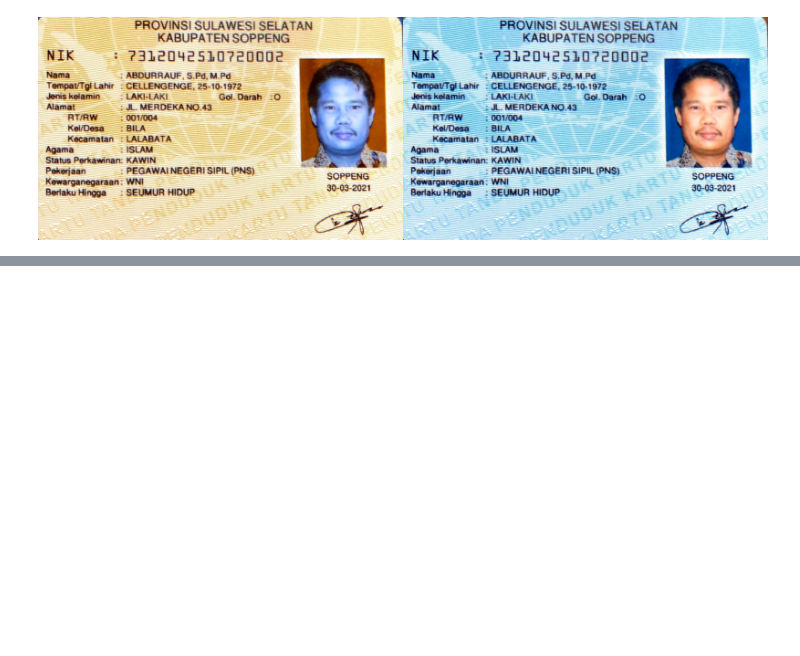
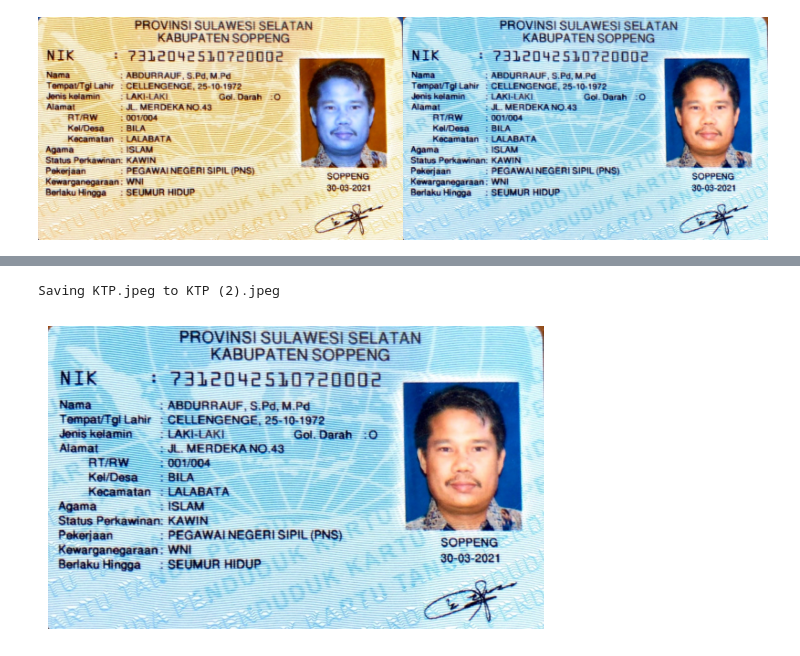
Before and after one commit to abiyasa05/PCVK_Ganjil_2023, a Jupyter notebook: Week1.ipynb, the cells around one changed output, grey strips where cells are left out. Drawn from its saved outputs; the diff is of its cells as text; code cells hidden in the pictures; blank space fills up the shorter version.

```diff
--- a/Week1.ipynb
+++ b/Week1.ipynb
@@ -160,3 +160,21 @@ for url in urls:
   print('\n')
 # %% [output]
 [figure]
+# %%
+from google.colab import files
+import cv2
+import matplotlib.pyplot as plt
+import numpy as np
+
+# Unggah gambar KTP/SIM
+uploaded = files.upload()
+
+# Baca gambar menggunakan OpenCV
+for filename, content in uploaded.items():
+    image = cv2.imdecode(np.frombuffer(content, np.uint8), -1)
+
+    # Tampilkan gambar menggunakan Matplotlib
+    plt.imshow(cv2.cvtColor(image, cv2.COLOR_BGR2RGB))
+    plt.axis('off')
+    plt.show()
+# %% [output]
@@ -162,0 +182,2 @@ for url in urls:
+Saving KTP.jpeg to KTP (2).jpeg
+[figure, added]
```
Also changed, not shown: parts of 2 cells of this notebook.
